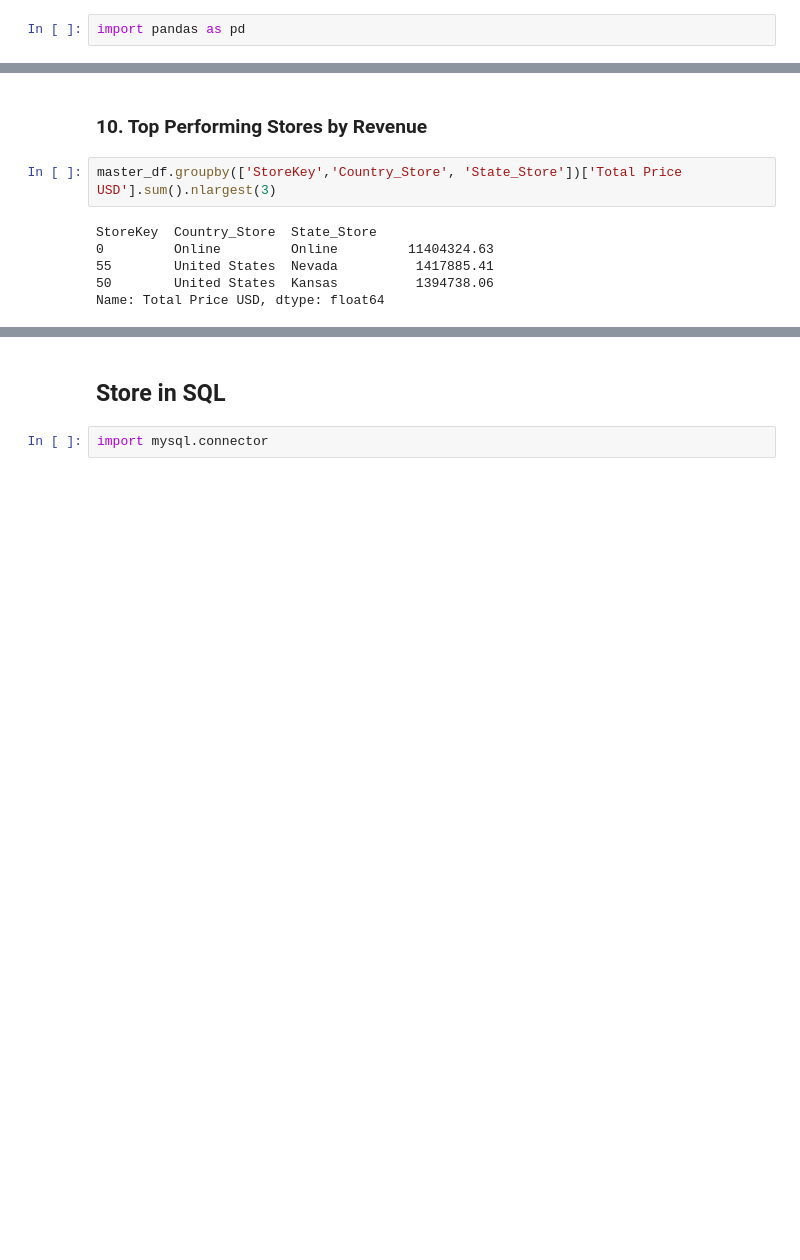
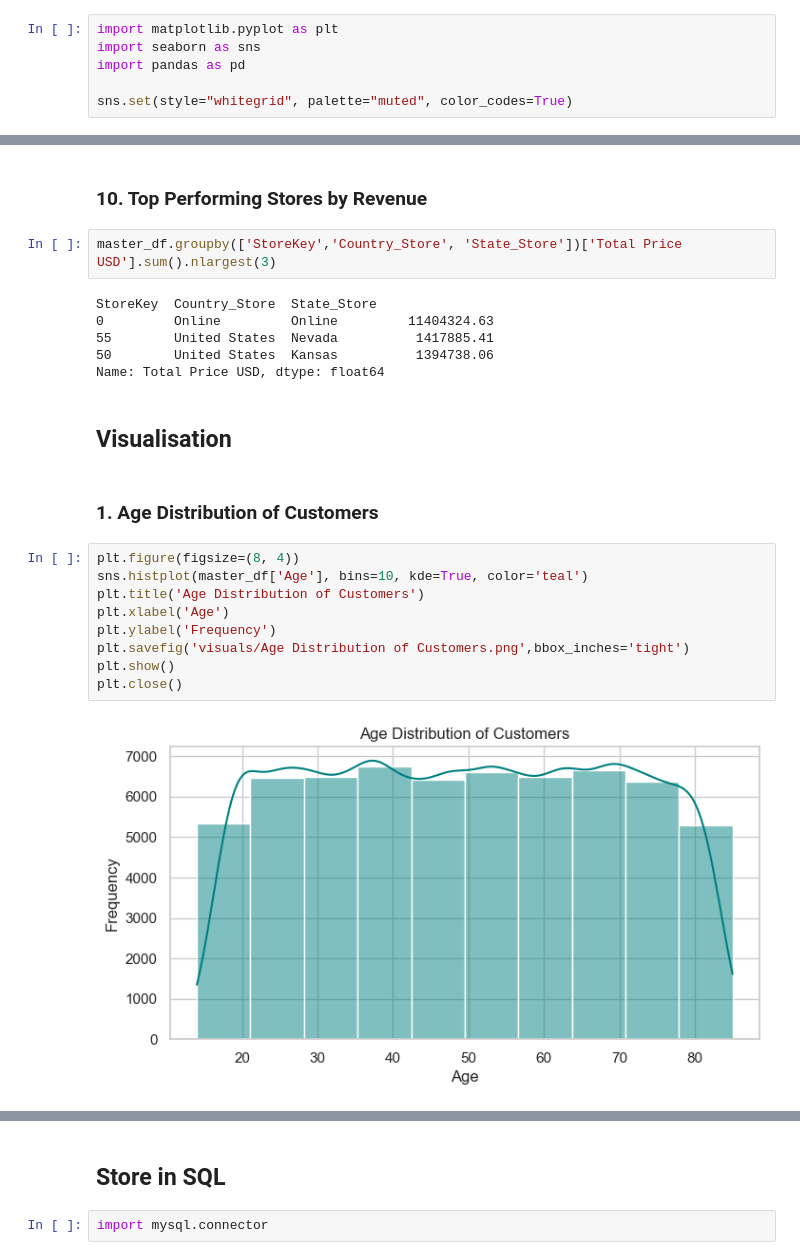
Before and after one commit to vikashgraja/DataSpark-EDA, a Jupyter notebook: data_preprocess.ipynb, the cells around one changed output, grey strips where cells are left out. Cells and saved outputs as stored; diff of their text form; blank space fills up the shorter version.

```diff
--- a/data_preprocess.ipynb
+++ b/data_preprocess.ipynb
@@ -1,5 +1,9 @@
 # %%
+import matplotlib.pyplot as plt
+import seaborn as sns
 import pandas as pd
+
+sns.set(style="whitegrid", palette="muted", color_codes=True)
 # %% [markdown]
 ## Read Dataset
 # %%
@@ -412,3 +416,18 @@ StoreKey  Country_Store  State_Store
 55        United States  Nevada          1417885.41
 50        United States  Kansas          1394738.06
 Name: Total Price USD, dtype: float64
+# %% [markdown]
+## Visualisation
+# %% [markdown]
+### 1. Age Distribution of Customers
+# %%
+plt.figure(figsize=(8, 4))
+sns.histplot(master_df['Age'], bins=10, kde=True, color='teal')
+plt.title('Age Distribution of Customers')
+plt.xlabel('Age')
+plt.ylabel('Frequency')
+plt.savefig('visuals/Age Distribution of Customers.png',bbox_inches='tight')
+plt.show()
+plt.close()
+# %% [output]
+[figure, added]
```
Also changed, not shown: parts of 12 cells of this notebook, 9 other files.
